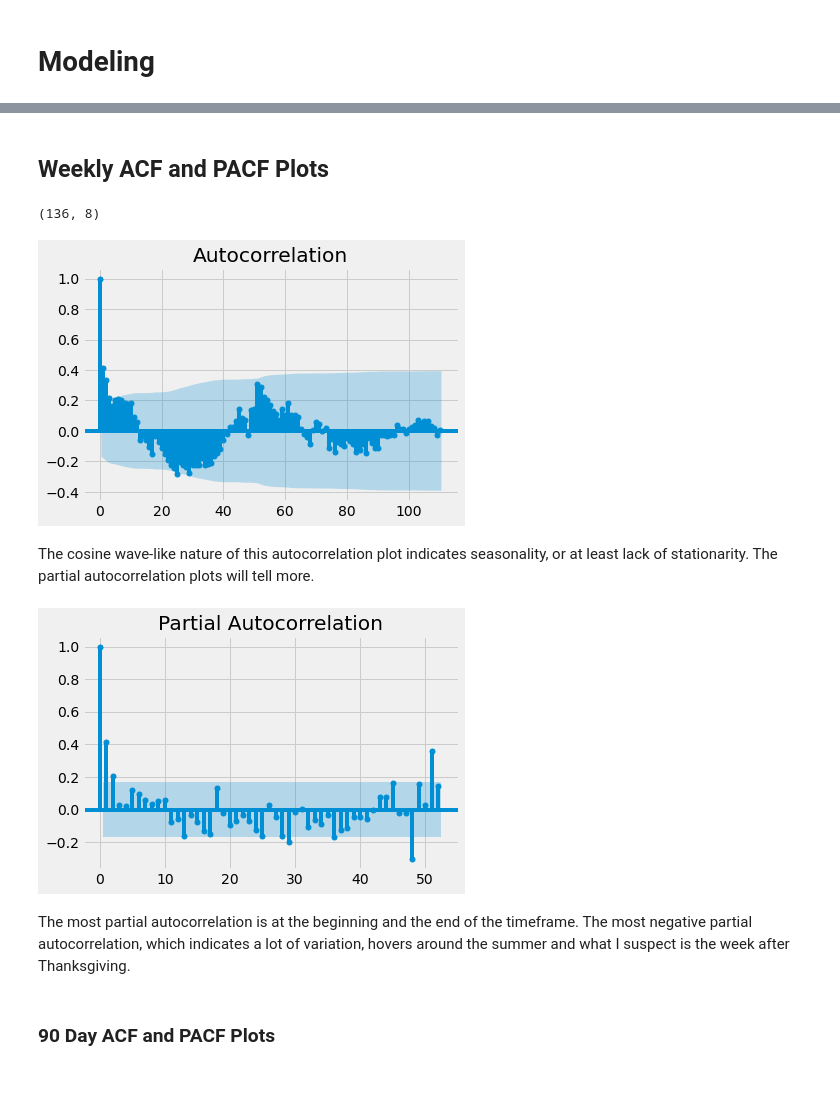
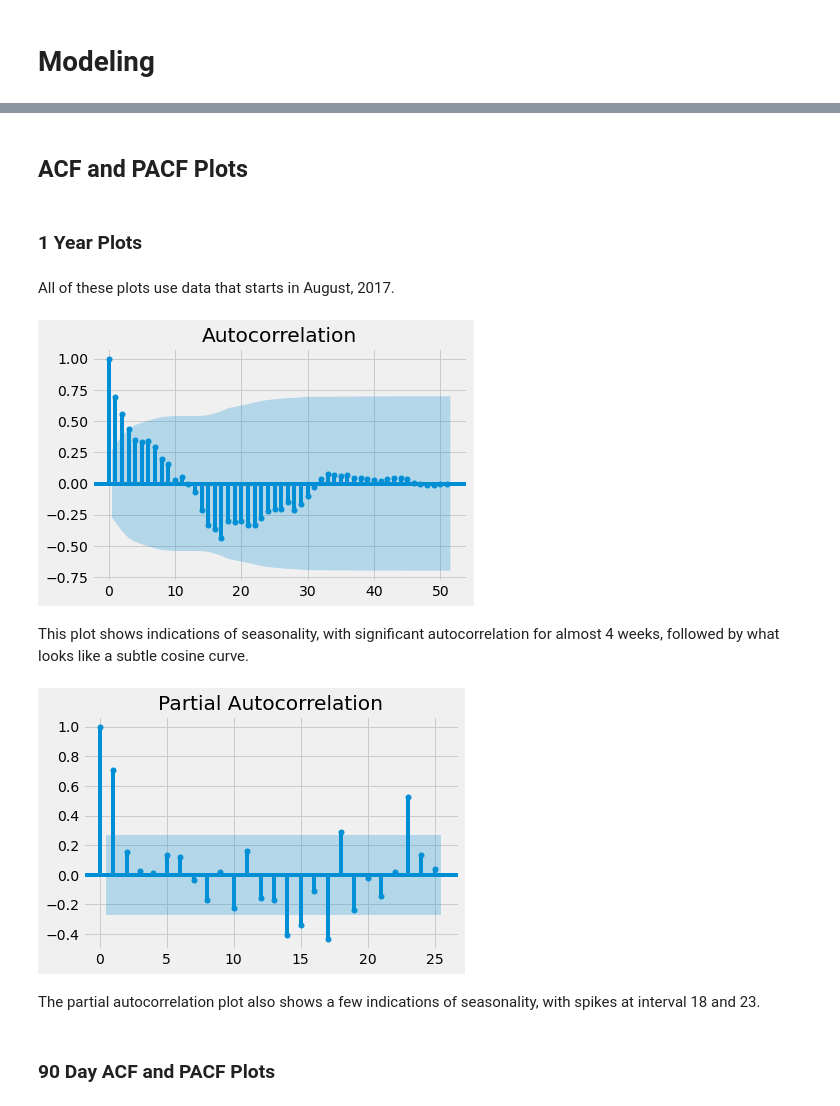
Before and after one commit to usability42/Disney_Wait_Times, a Jupyter notebook: Notebook-3-Flight-of-Passage.ipynb, the cells around one changed output, grey strips where cells are left out. Cells and saved outputs as stored; diff of their text form; code cells hidden in the pictures.

```diff
--- a/Notebook-3-Flight-of-Passage.ipynb
+++ b/Notebook-3-Flight-of-Passage.ipynb
@@ -286,5 +505,5 @@ There might be some hourly seasonality for Saturdays, but it's very difficult to
 # %%
-# copy dataframe
+# copy dataframe for backup
 precovid_weekly = precovid_daily.copy()
 
 # create day number
@@ -293,16 +512,11 @@ precovid_weekly['day_num'] = range(0, len(precovid_weekly))
 # use day number to create and calculate week number
 precovid_weekly['week_num'] = (precovid_weekly['day_num'] // 7)
 
-# delete duplicates before indexing
-precovid_weekly.drop_duplicates(subset='week_num', keep = 'first', inplace=True)
-
 # copy dataframe before indexing for future use
 precovid_weekly_2 = precovid_weekly.copy()
 
-# set index to week number
-precovid_weekly.set_index('week_num', inplace=True)
+# Create two copies: one for future indexing and one for other uses
+precovid_weekly['week_number'] = precovid_weekly['week_num']
 
-# groupby week
-precovid_weekly['avg_weekly_wait'] = precovid_weekly.groupby('week_num')['avg_daily_wait'].mean()
-precovid_weekly.shape
+precovid_weekly.head()
 # %% [output]
@@ -320,0 +530,16 @@ precovid_weekly.head()
+# %%
+# set index to week number
+precovid_weekly.set_index('week_num', inplace=True)
+
+# groupby week
+precovid_weekly['avg_weekly_wait'] = precovid_weekly.groupby('week_num')['avg_daily_wait'].mean()
+
+precovid_weekly['date'] = precovid_weekly['date2']
+
+# set index to date
+precovid_weekly.set_index('date', inplace=True)
+
+# delete duplicates
+precovid_weekly.drop_duplicates(subset='week_number', keep = 'last', inplace=True)
+
+precovid_weekly.shape
@@ -381,0 +735,7 @@ Advice: Buy Genie Plus and reserve a time to ride this ride.
+# %%
+precovid_weekly_2 = precovid_weekly.copy()
+# %%
+# for prediction purposes, I want a one year dataset unaffected by covid and the ride's grand opening
+precovid_weekly_2 = precovid_weekly_2[precovid_weekly_2['datetime'] > '2017-08-01']
+precovid_weekly_2 = precovid_weekly_2[precovid_weekly_2['datetime'] < '2018-08-01']
+precovid_weekly_2.head()
@@ -382,24 +776,25 @@ Advice: Buy Genie Plus and reserve a time to ride this ride.
 # %% [markdown]
-##  Weekly ACF and PACF Plots
+## ACF and PACF Plots
-# %%
-precovid_weekly.shape
-# %% [output]
-(136, 8)
+# %% [markdown]
+### 1 Year Plots
+# %% [markdown]
+All of these plots use data that starts in August, 2017.
 # %%
-# Weekly ACF plot for May 26, 2017 - Dec 31, 2019: pre-covid
-plot_acf(precovid_weekly['avg_weekly_wait'], lags=110)
+# Weekly ACF plot for May 26, 2017 - May 26, 2018: pre-covid
+# X-axis = week number
+plot_acf(precovid_weekly_2['avg_weekly_wait'], lags=51)
 plt.show()
 # %% [output]
-[figure, old version]
+[figure, new version]
-# %% [markdown]
-The cosine wave-like nature of this autocorrelation plot indicates seasonality, or at least lack of stationarity.  The partial autocorrelation plots will tell more.
+# %% [markdown]
+This plot shows indications of seasonality, with significant autocorrelation for almost 4 weeks, followed by what looks like a subtle cosine curve.
 # %%
-# Weekly PACF plot for May 26, 2017 - Dec 31, 2019: pre-covid
-plot_pacf(precovid_weekly['avg_weekly_wait'], lags=52)
+# Weekly PACF plot for May 26, 2017 - May 26, 2018: pre-covid
+plot_pacf(precovid_weekly_2['avg_weekly_wait'], lags=25)
 plt.show()
 # %% [output]
-[figure, old version]
+[figure, new version]
-# %% [markdown]
-The most partial autocorrelation is at the beginning and the end of the timeframe.  The most negative partial autocorrelation, which indicates a lot of variation, hovers around the summer and what I suspect is the week after Thanksgiving.
+# %% [markdown]
+The partial autocorrelation plot also shows a few indications of seasonality, with spikes at interval 18 and 23.
 # %% [markdown]
 ### 90 Day ACF and PACF Plots
```
Also changed, not shown: parts of 169 cells of this notebook, 4 other files.
